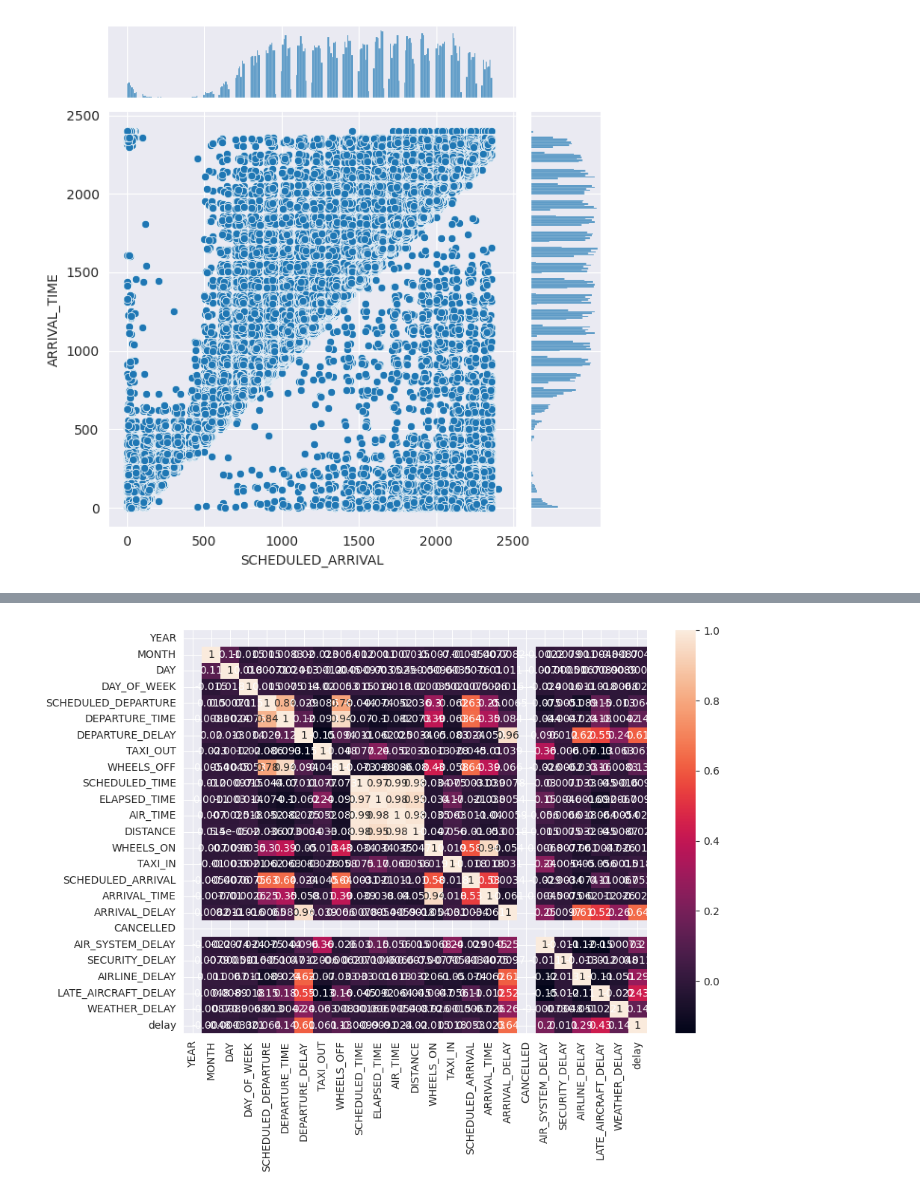
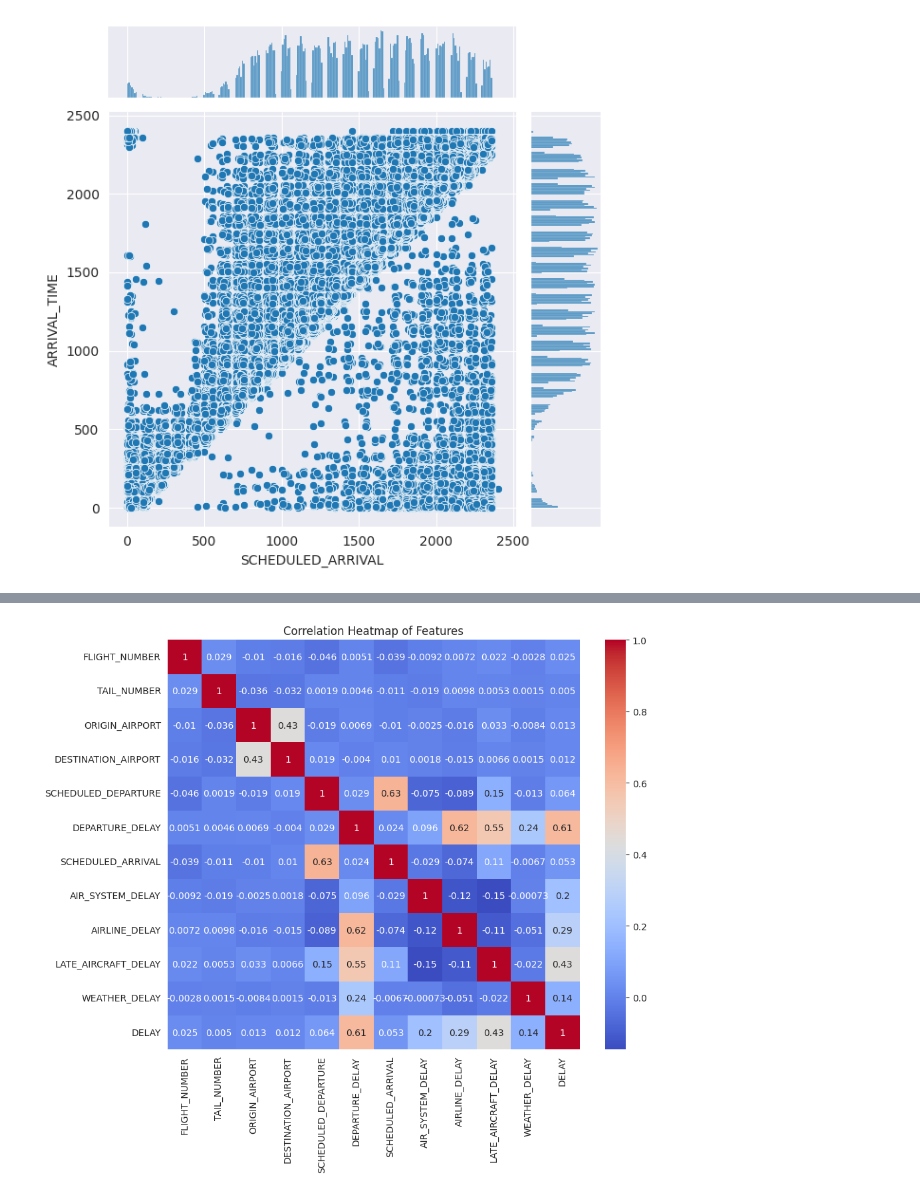
Before and after one commit to SavinduWickr/Flight_Price-Delay_Prediction, a Jupyter notebook: Delay_prediction/EDA-Delay.ipynb, the cells around one changed output, grey strips where cells are left out. Cells and saved outputs as stored; diff of their text form; code cells hidden in the pictures.

Commit message:
Delay Updated Code

```diff
--- a/Delay_prediction/EDA-Delay.ipynb
+++ b/Delay_prediction/EDA-Delay.ipynb
@@ -62,5 +190,15 @@ plt.show()
 # %%
+from sklearn.preprocessing import LabelEncoder
+
+#Feature Coloums Left
+#'DEPARTURE_DELAY', 'LATE_AIRCRAFT_DELAY', 'AIRLINE_DELAY','AIR_SYSTEM_DELAY', 'WEATHER_DELAY',
+label_encoder = LabelEncoder()
+
 def prep_data(df):
+
+    df['ORIGIN_AIRPORT'] = df['ORIGIN_AIRPORT'].astype(str)
+    df['DESTINATION_AIRPORT'] = df['DESTINATION_AIRPORT'].astype(str)
+
     delay = []
     for row in df['ARRIVAL_DELAY']:
         if row > 60:
@@ -71,11 +209,18 @@ def prep_data(df):
             delay.append(1)
         else:
             delay.append(0)
-    df['delay'] = delay
-    # df=df.drop(['YEAR','FLIGHT_NUMBER','AIRLINE','DISTANCE','TAIL_NUMBER','TAXI_OUT','SCHEDULED_TIME','DEPARTURE_TIME','WHEELS_OFF','ELAPSED_TIME','AIR_TIME','WHEELS_ON','DAY_OF_WEEK','TAXI_IN','CANCELLATION_REASON','ORIGIN_AIRPORT', 'DESTINATION_AIRPORT', 'ARRIVAL_TIME', 'ARRIVAL_DELAY', "CANCELLED", "DIVERTED"], axis=1)
-    df = df.drop(['AIRLINE', 'FLIGHT_NUMBER', 'TAIL_NUMBER', 'ORIGIN_AIRPORT', 'DESTINATION_AIRPORT', 'CANCELLATION_REASON', "DIVERTED"], axis=1)
-    df = df.dropna(axis=0, how='any', inplace=True)
+    df['DELAY'] = delay
+    df = df.drop([
+        'ARRIVAL_DELAY', 'SECURITY_DELAY', 'TAXI_OUT', 'TAXI_IN',
+        'WHEELS_OFF', 'WHEELS_ON', 'AIR_TIME', 'ELAPSED_TIME', 'ARRIVAL_TIME',
+        'DEPARTURE_TIME', 'CANCELLED', 'CANCELLATION_REASON' , "DIVERTED", 'DAY', 'YEAR','MONTH', 'SCHEDULED_TIME', 'AIRLINE', 'DISTANCE', 'DAY_OF_WEEK'
+    ], axis=1)
 
+    for column in df.columns:
+        if df[column].dtype == 'object':  # Check if the column is categorical
+            df[column] = label_encoder.fit_transform(df[column])
+
+    df.dropna(how='any', inplace=True)
     return df
 # %%
 sns.jointplot(data=df, x="SCHEDULED_ARRIVAL", y="ARRIVAL_TIME")
@@ -84,0 +244,11 @@ sns.jointplot(data=df, x="SCHEDULED_ARRIVAL", y="ARRIVAL_TIME")
+# %%
+# Extract hour from scheduled departure time
+df['DEPARTURE_HOUR'] = df['SCHEDULED_DEPARTURE'].apply(lambda x: int(str(x).zfill(4)[:2]))
+
+# Create a plot showing the proportion of delayed flights per departure hour
+plt.figure(figsize=(10,6))
+sns.barplot(x='DEPARTURE_HOUR', y='DEPARTURE_DELAY', data=df)
+plt.title('Proportion of Flights by Departure Hour')
+plt.xlabel('Hour of Day')
+plt.ylabel('Proportion of Flights')
+plt.show()
@@ -101,6 +330,11 @@ df.head(10)
 # %%
-axis = plt.subplots(figsize=(10,7))
-sns.heatmap(df.corr(),annot = True)
+import seaborn as sns
+import matplotlib.pyplot as plt
+
+# Create correlation heatmap
+plt.figure(figsize=(10,8))
+sns.heatmap(df.corr(), annot=True, cmap='coolwarm')
+plt.title("Correlation Heatmap of Features")
 plt.show()
 # %% [output]
-[figure, old version]
+[figure, new version]
```
Also changed, not shown: parts of 25 cells of this notebook, 3 other files.
